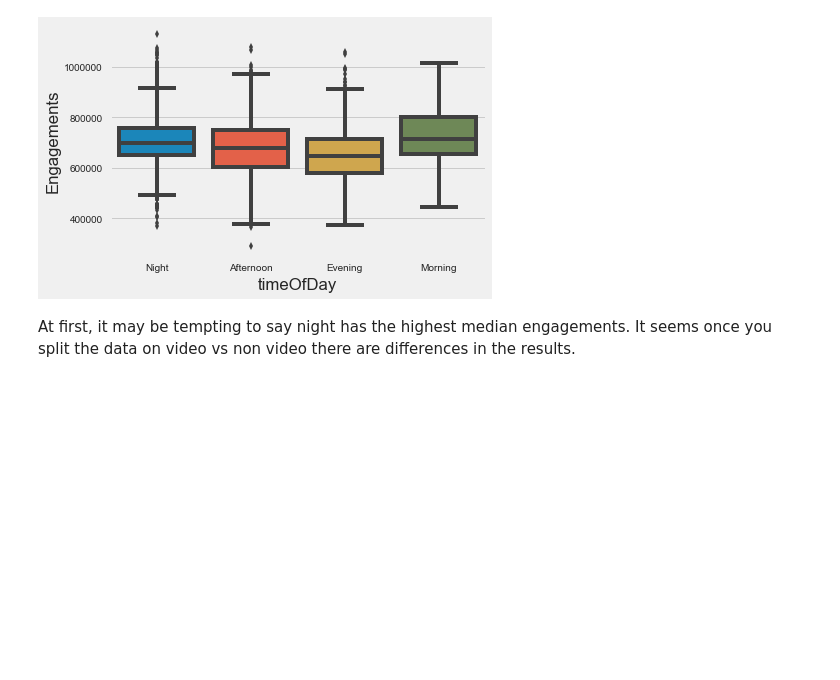
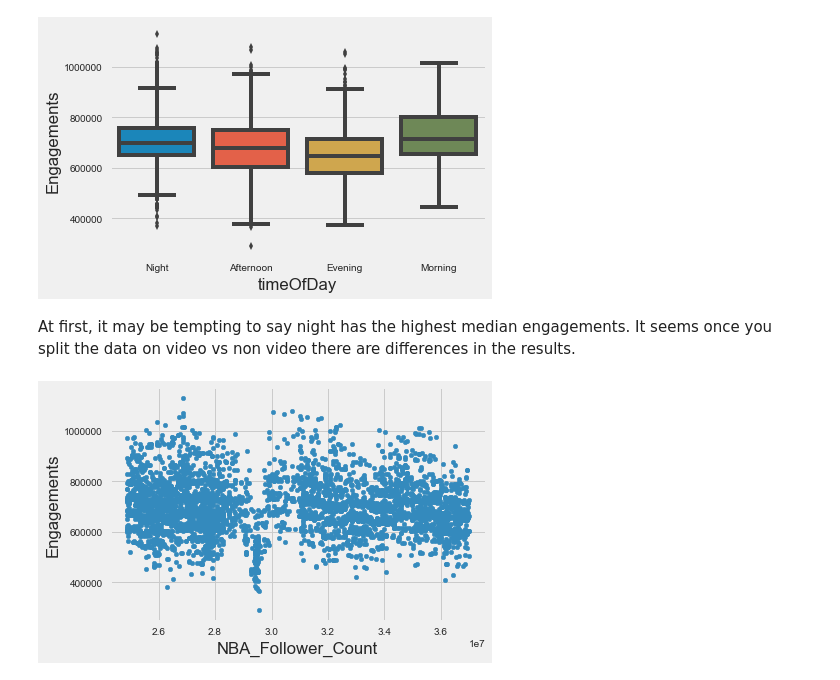
Before and after one commit to frankhu19/NBA2019, a Jupyter notebook: BA_EDA.ipynb, the cells around one changed output. Cells and saved outputs as stored; diff of their text form; code cells hidden in the pictures; blank space fills up the shorter version.

```diff
--- a/BA_EDA.ipynb
+++ b/BA_EDA.ipynb
@@ -283,4 +283,6 @@ sns.boxplot(x = 'timeOfDay', y = 'Engagements',  data = data[data['Type'] == 'Vi
 # %% [markdown]
 At first, it may be tempting to say night has the highest median engagements. It seems once you split the data on video vs non video there are differences in the results.
 # %%
-data[].plot.scatter(x="NBA_Follower_Count", y="Engagements");
+data[data['Type'] == 'Video'].plot.scatter(x="NBA_Follower_Count", y="Engagements");
+# %% [output]
+[figure, added]
```
Also changed, not shown: parts of 12 cells of this notebook.
